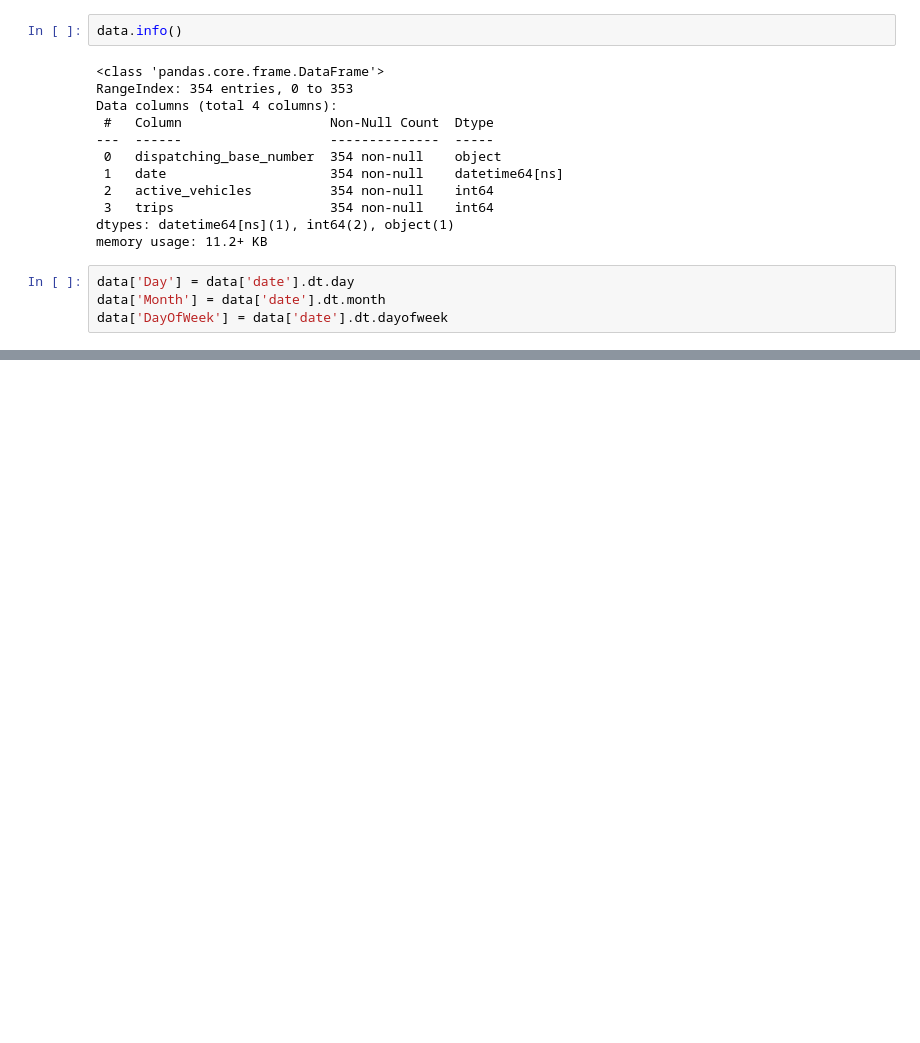
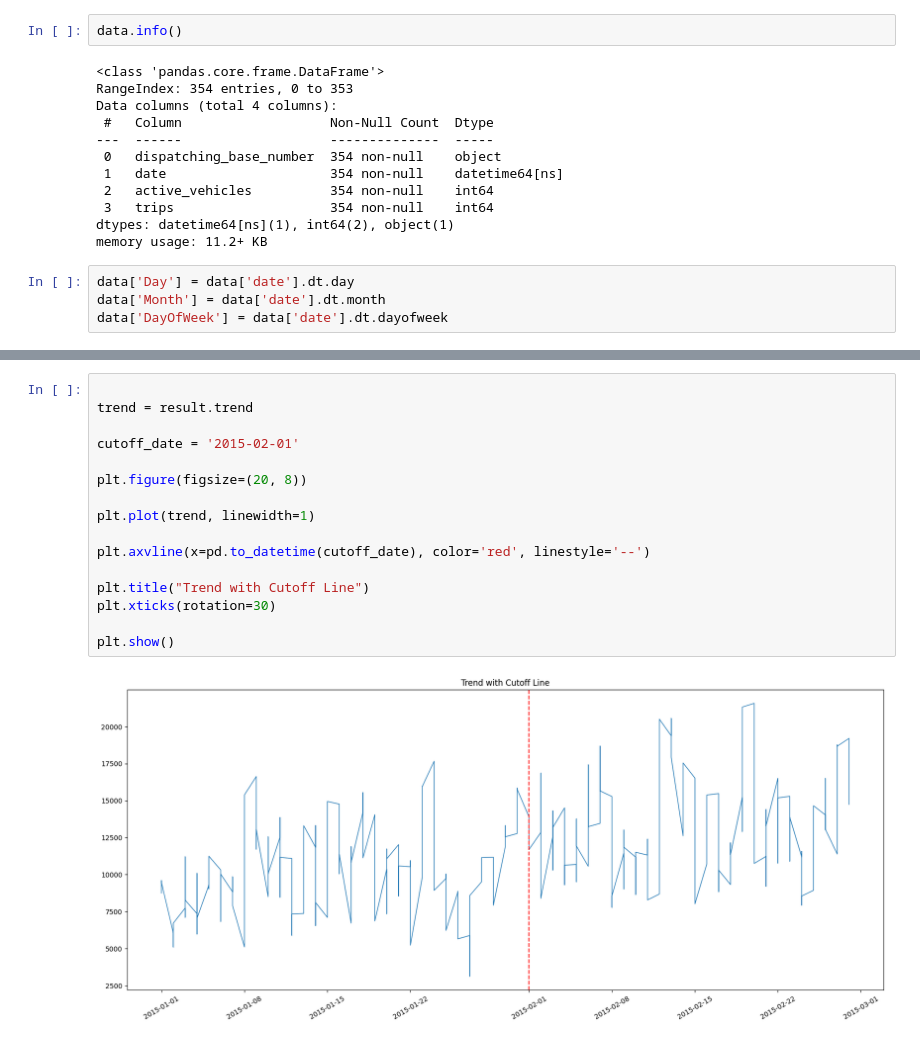
Before and after one commit to penkebharathi18/BharathiPenke, a Jupyter notebook: project.ipynb, the cells around one changed output, grey strips where cells are left out. Saved outputs shown, nothing was run; the diff lists cells and outputs as text; blank space fills up the shorter version.

```diff
--- a/project.ipynb
+++ b/project.ipynb
@@ -88,0 +89,18 @@ X_train, X_test, y_train, y_test = train_test_split(
+# %%
+
+trend = result.trend
+
+cutoff_date = '2015-02-01'
+
+plt.figure(figsize=(20, 8))
+
+plt.plot(trend, linewidth=1)
+
+plt.axvline(x=pd.to_datetime(cutoff_date), color='red', linestyle='--')
+
+plt.title("Trend with Cutoff Line")
+plt.xticks(rotation=30)
+
+plt.show()
+# %% [output]
+[figure, added]
```
Also changed, not shown: parts of 20 cells of this notebook.
